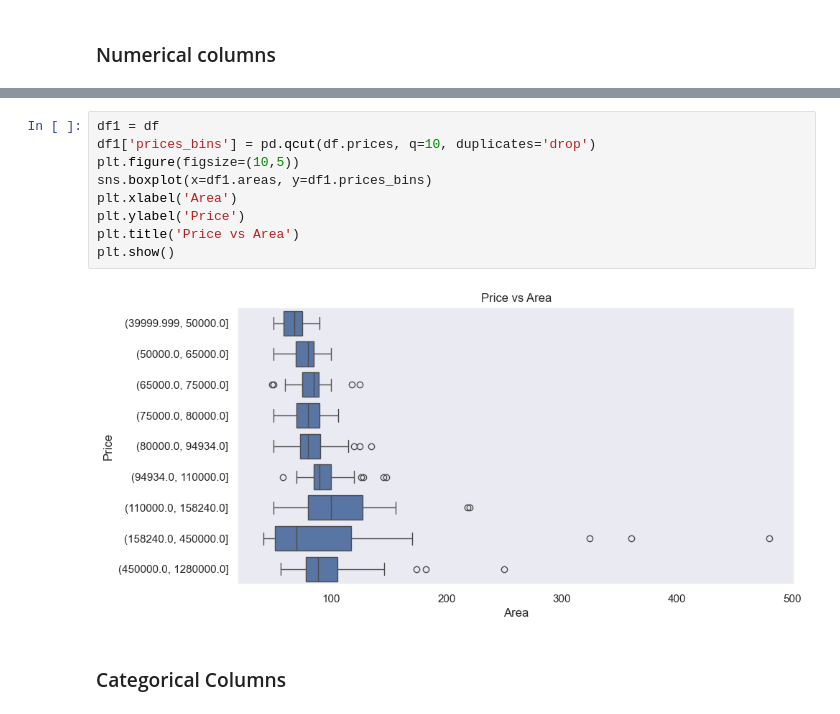
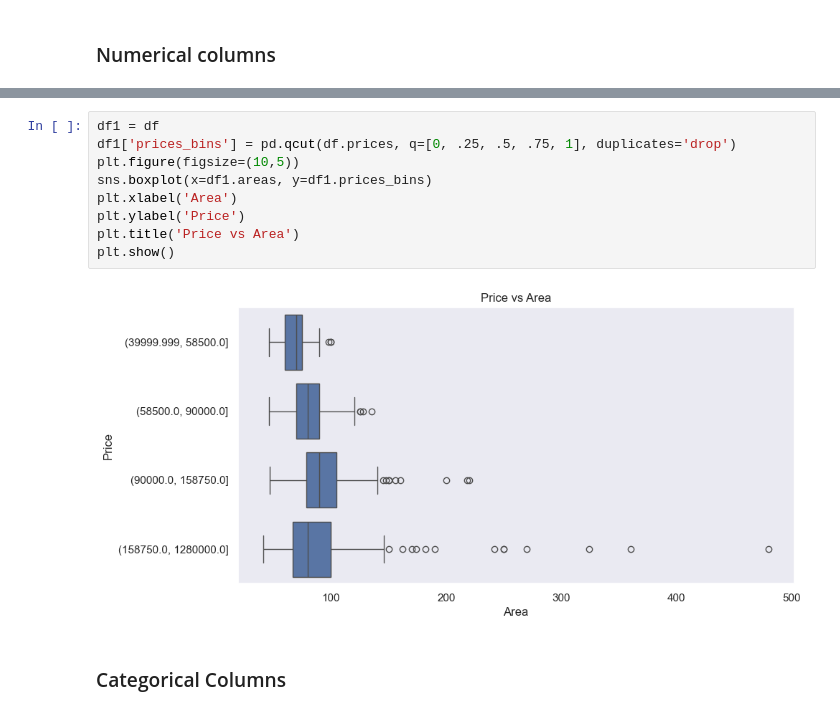
Before and after one commit to Ednaxx/salvador-housing-price-predictor, a Jupyter notebook: src/notebooks/initial-eda.ipynb, the cells around one changed output, grey strips where cells are left out. Cells and saved outputs as stored; diff of their text form.

```diff
--- a/src/notebooks/initial-eda.ipynb
+++ b/src/notebooks/initial-eda.ipynb
@@ -89,14 +94,14 @@ sns.scatterplot(x=df.areas, y=df.prices)
 # %%
 df1 = df
-df1['prices_bins'] = pd.qcut(df.prices, q=10, duplicates='drop')
+df1['prices_bins'] = pd.qcut(df.prices, q=[0, .25, .5, .75, 1], duplicates='drop')
 plt.figure(figsize=(10,5))
 sns.boxplot(x=df1.areas, y=df1.prices_bins)
 plt.xlabel('Area')
 plt.ylabel('Price')
 plt.title('Price vs Area')
 plt.show()
 # %% [output]
-[figure, old version]
+[figure, new version]
 # %% [markdown]
 ### Categorical Columns
 # %%
```
Also changed, not shown: parts of 8 cells of this notebook, 1 other file.
